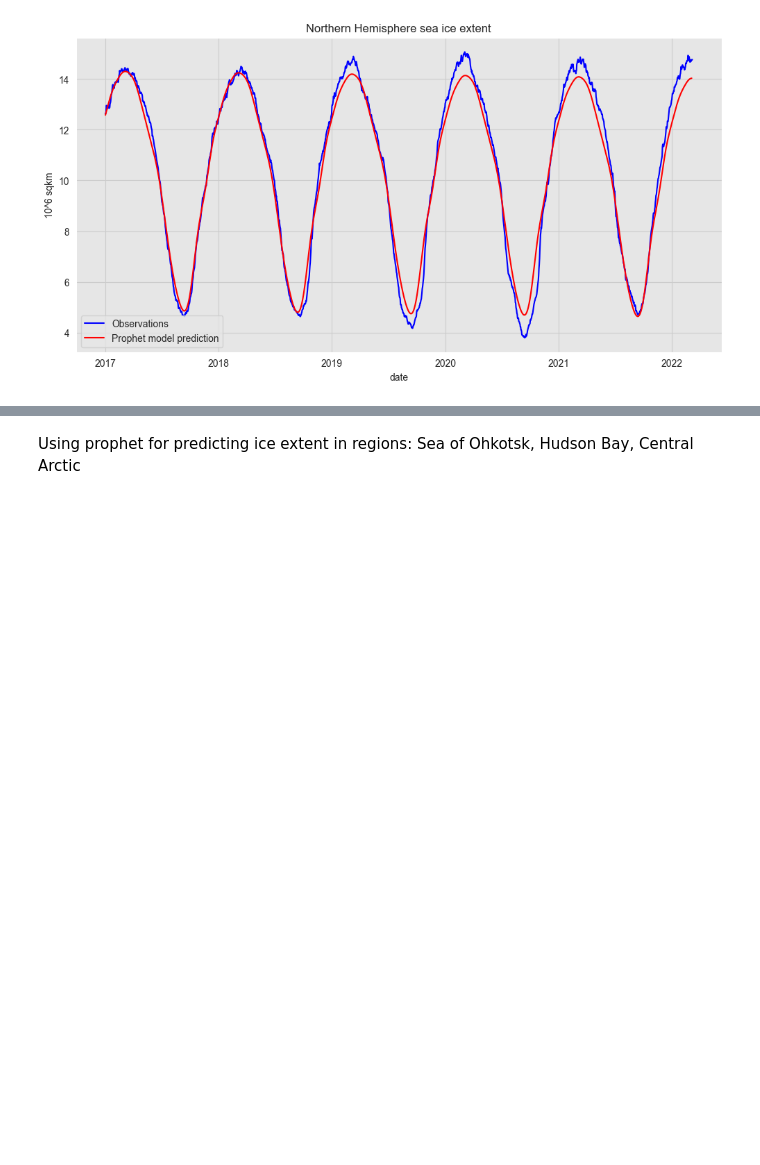
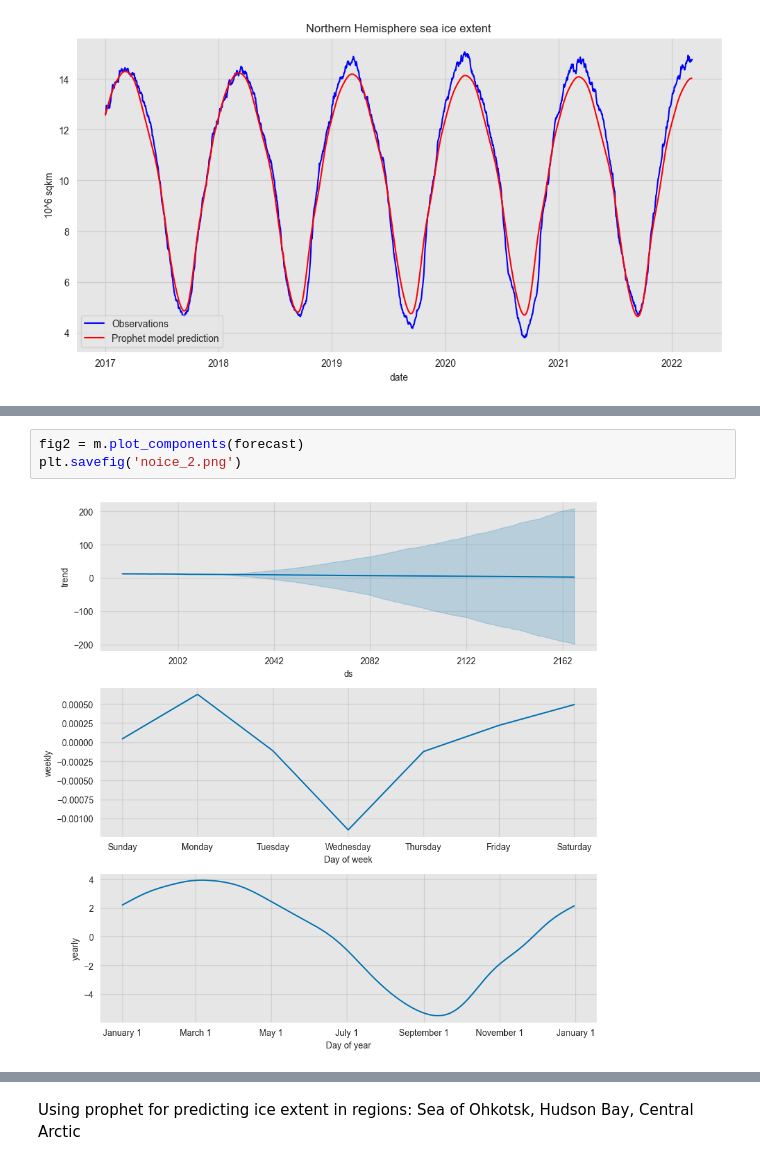
Before and after one commit to KathGo/ice_cream, a Jupyter notebook: notebooks/Prophet_predict_mila.ipynb, the cells around one changed output, grey strips where cells are left out. Saved outputs shown, nothing was run; the diff lists cells and outputs as text; blank space fills up the shorter version.

```diff
--- a/notebooks/Prophet_predict_mila.ipynb
+++ b/notebooks/Prophet_predict_mila.ipynb
@@ -318,0 +352,5 @@ plt.savefig('north_prophet.png')
+# %%
+fig2 = m.plot_components(forecast)
+plt.savefig('noice_2.png')
+# %% [output]
+[figure, added]
```
Also changed, not shown: parts of 35 cells of this notebook.
